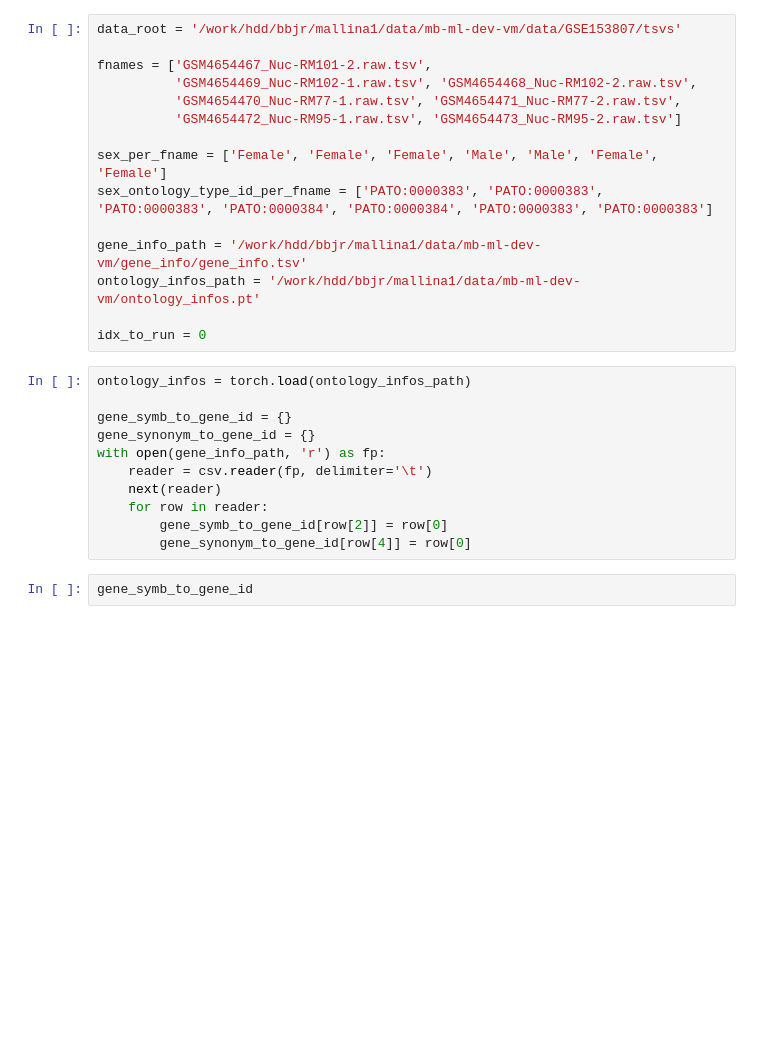
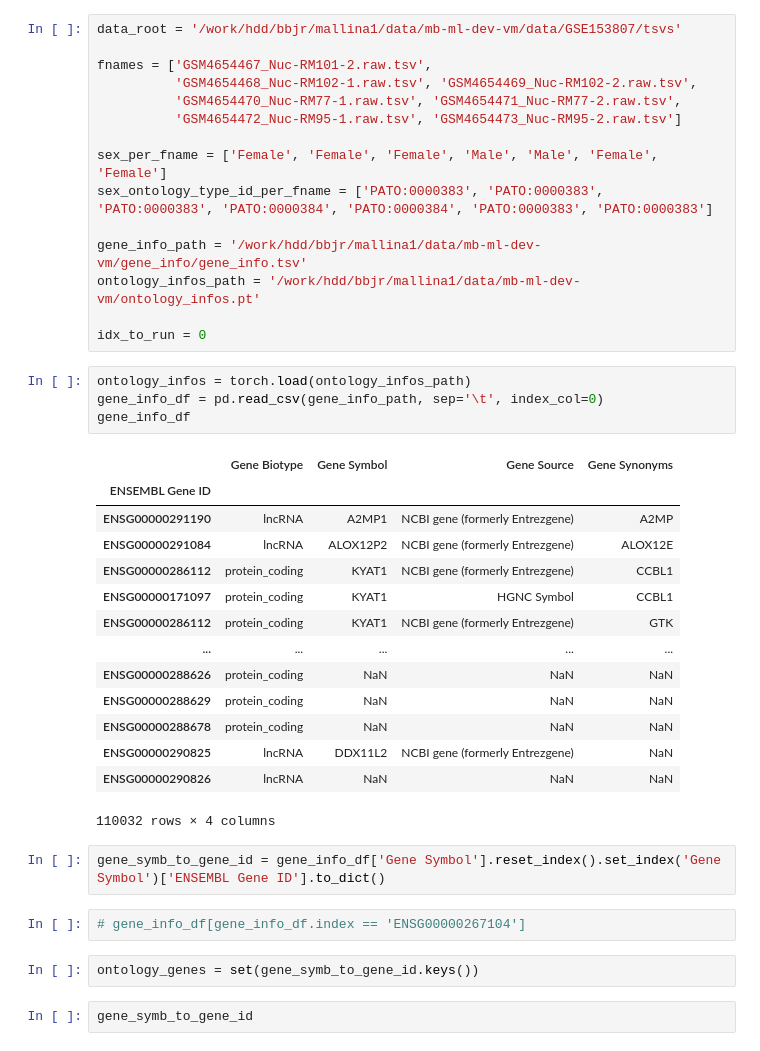
Before and after one commit to cellarium-ai/cellarium-ml, a Jupyter notebook: notebooks/suspension_type_conversion/02_convert_suspension_type.ipynb, the cells around one changed output. Saved outputs shown, nothing was run; the diff lists cells and outputs as text; blank space fills up the shorter version.

```diff
--- a/notebooks/suspension_type_conversion/02_convert_suspension_type.ipynb
+++ b/notebooks/suspension_type_conversion/02_convert_suspension_type.ipynb
@@ -30,7 +31,7 @@ To enable the following instructions: AVX2 FMA, in other operations, rebuild Ten
 data_root = '/work/hdd/bbjr/mallina1/data/mb-ml-dev-vm/data/GSE153807/tsvs'
 
 fnames = ['GSM4654467_Nuc-RM101-2.raw.tsv',
-          'GSM4654469_Nuc-RM102-1.raw.tsv', 'GSM4654468_Nuc-RM102-2.raw.tsv',
+          'GSM4654468_Nuc-RM102-1.raw.tsv', 'GSM4654469_Nuc-RM102-2.raw.tsv',
           'GSM4654470_Nuc-RM77-1.raw.tsv', 'GSM4654471_Nuc-RM77-2.raw.tsv',
           'GSM4654472_Nuc-RM95-1.raw.tsv', 'GSM4654473_Nuc-RM95-2.raw.tsv']
 
@@ -41,17 +42,31 @@ gene_info_path = '/work/hdd/bbjr/mallina1/data/mb-ml-dev-vm/gene_info/gene_info.
 ontology_infos_path = '/work/hdd/bbjr/mallina1/data/mb-ml-dev-vm/ontology_infos.pt'
 
 idx_to_run = 0
-# %%
-ontology_infos = torch.load(ontology_infos_path)
-
-gene_symb_to_gene_id = {}
-gene_synonym_to_gene_id = {}
-with open(gene_info_path, 'r') as fp:
-    reader = csv.reader(fp, delimiter='\t')
-    next(reader)
-    for row in reader:
-        gene_symb_to_gene_id[row[2]] = row[0]
-        gene_synonym_to_gene_id[row[4]] = row[0]
+# %%
+ontology_infos = torch.load(ontology_infos_path)
+gene_info_df = pd.read_csv(gene_info_path, sep='\t', index_col=0)
+gene_info_df
+# %% [output]
+|  | Gene Biotype | Gene Symbol | Gene Source | Gene Synonyms |
+| ENSEMBL Gene ID |  |  |  |  |
+| ENSG00000291190 | lncRNA | A2MP1 | NCBI gene (formerly Entrezgene) | A2MP |
+| ENSG00000291084 | lncRNA | ALOX12P2 | NCBI gene (formerly Entrezgene) | ALOX12E |
+| ENSG00000286112 | protein_coding | KYAT1 | NCBI gene (formerly Entrezgene) | CCBL1 |
+| ENSG00000171097 | protein_coding | KYAT1 | HGNC Symbol | CCBL1 |
+| ENSG00000286112 | protein_coding | KYAT1 | NCBI gene (formerly Entrezgene) | GTK |
+| ... | ... | ... | ... | ... |
+| ENSG00000288626 | protein_coding | NaN | NaN | NaN |
+| ENSG00000288629 | protein_coding | NaN | NaN | NaN |
+| ENSG00000288678 | protein_coding | NaN | NaN | NaN |
+| ENSG00000290825 | lncRNA | DDX11L2 | NCBI gene (formerly Entrezgene) | NaN |
+| ENSG00000290826 | lncRNA | NaN | NaN | NaN |
+110032 rows × 4 columns
+# %%
+gene_symb_to_gene_id = gene_info_df['Gene Symbol'].reset_index().set_index('Gene Symbol')['ENSEMBL Gene ID'].to_dict()
+# %%
+# gene_info_df[gene_info_df.index == 'ENSG00000267104']
+# %%
+ontology_genes = set(gene_symb_to_gene_id.keys())
 # %%
 gene_symb_to_gene_id
 # %% [output]
```
Also changed, not shown: parts of 34 cells of this notebook.
